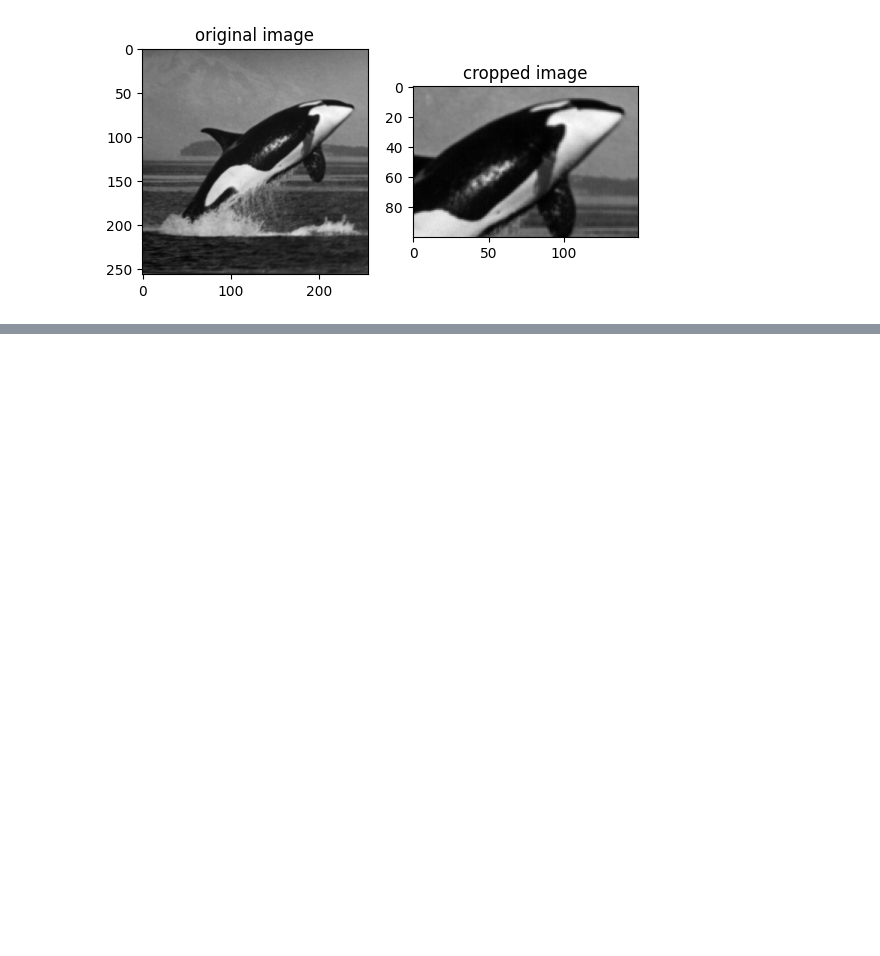
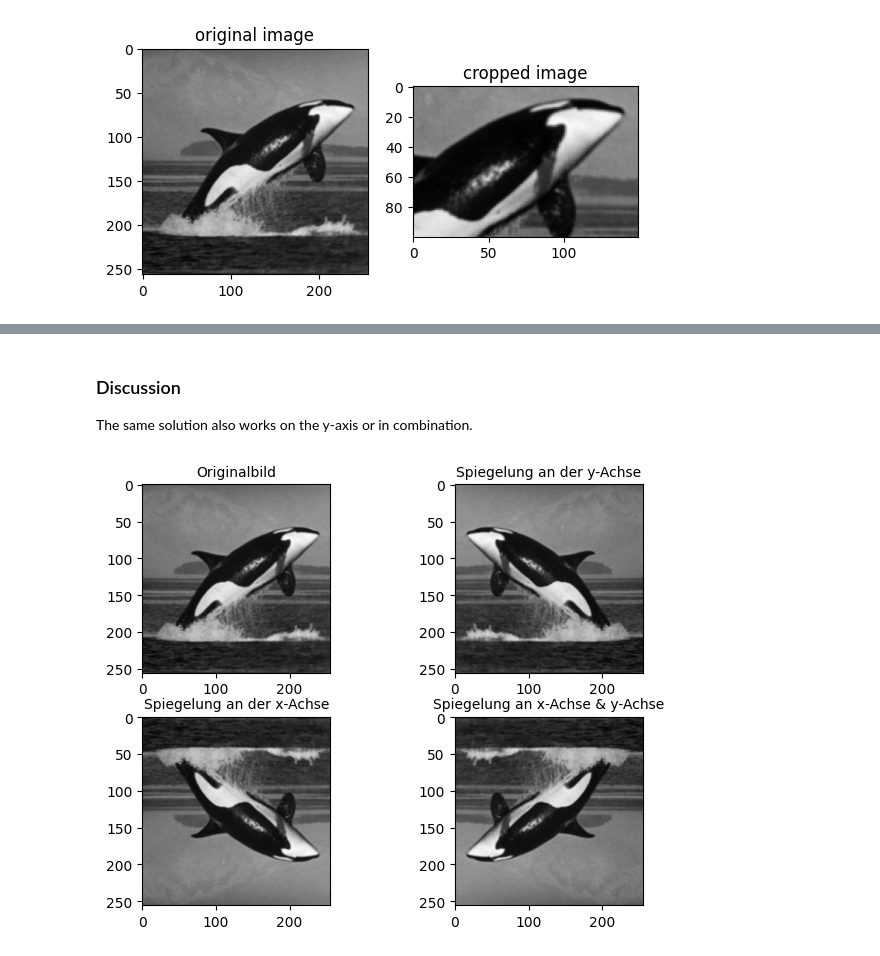
Before and after one commit to Deichmatrix/image-processing-cookbook, a Jupyter notebook: 01_the_basics/01-03_simple_image_manipulation.ipynb, the cells around one changed output, grey strips where cells are left out. Drawn from its saved outputs; the diff is of its cells as text; code cells hidden in the pictures; blank space fills up the shorter version.

```diff
--- a/01_the_basics/01-03_simple_image_manipulation.ipynb
+++ b/01_the_basics/01-03_simple_image_manipulation.ipynb
@@ -19,0 +68,16 @@ ax[1].set_title('cropped image');
+# %% [markdown]
+### Discussion
+The same solution also works on the y-axis or in combination.
+# %%
+fig, ax = plt.subplots(2,2)
+fig.tight_layout()
+ax[0,0].imshow(im, cmap = 'gray')
+ax[0,0].set_title("Originalbild", fontsize=10)
+ax[0,1].imshow(im[:, ::-1], cmap="gray")
+ax[0,1].set_title("Spiegelung an der y-Achse", fontsize=10);
+ax[1,0].imshow(im[::-1], cmap="gray")
+ax[1,0].set_title("Spiegelung an der x-Achse", fontsize=10);
+ax[1,1].imshow(im[::-1, ::-1], cmap="gray")
+ax[1,1].set_title("Spiegelung an x-Achse & y-Achse", fontsize=10);
+# %% [output]
+[figure, added]
```
Also changed, not shown: parts of 15 cells of this notebook, 1 other file.
